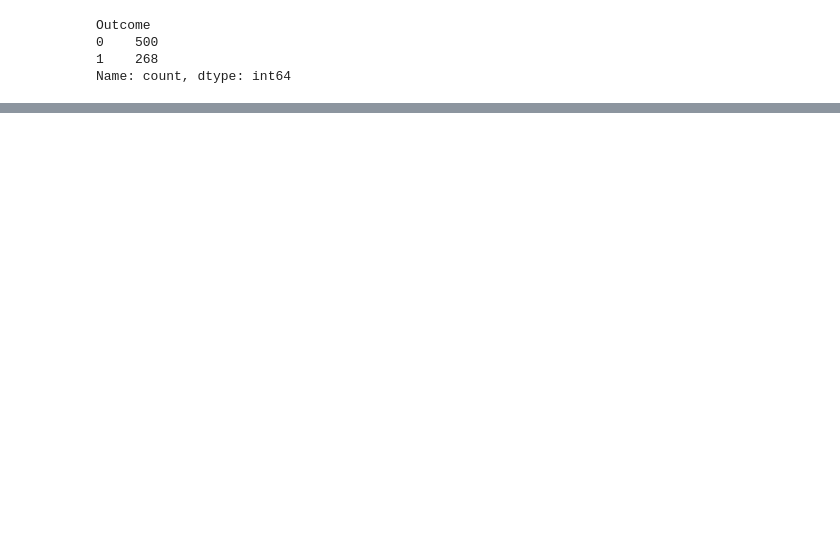
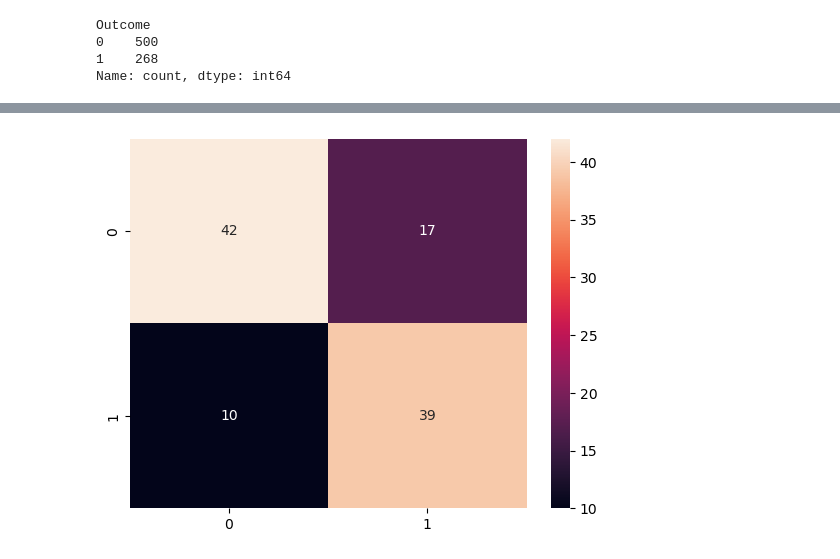
Before and after one commit to abduraaahim/diabetes-diagnosis, a Jupyter notebook: index.ipynb, the cells around one changed output, grey strips where cells are left out. Saved outputs shown, nothing was run; the diff lists cells and outputs as text; code cells hidden in the pictures; blank space fills up the shorter version.

```diff
--- a/index.ipynb
+++ b/index.ipynb
@@ -187,0 +110,7 @@ weighted avg       0.75      0.76      0.75       768
+# %%
+diabet = df[df['Outcome']==1]
+healthy = df[df['Outcome']==0]
+balanced_df = pd.concat([healthy.sample(diabet.shape[0]), diabet])
+X_new = balanced_df.drop(['Outcome', 'SkinThickness', 'BloodPressure'], axis=1)
+X_new = standart_scaler.fit_transform(X_new)
+y_new = balanced_df['Outcome']
@@ -187,0 +124,2 @@ weighted avg       0.75      0.76      0.75       768
+# %%
+X_train, X_test, y_train, y_test = train_test_split(X_new, y_new, test_size=0.2, random_state=42)
@@ -187,0 +133,4 @@ weighted avg       0.75      0.76      0.75       768
+# %%
+knn = KNeighborsClassifier(n_neighbors=grid.best_params_['n_neighbors'])
+knn.fit(X_train, y_train)
+y_predict = knn.predict(X_test)
@@ -187,0 +148,5 @@ weighted avg       0.75      0.76      0.75       768
+# %%
+sns.heatmap(confusion_matrix(y_test, y_predict), annot=True)
+plt.show()
+# %% [output]
+[figure, added]
```
Also changed, not shown: parts of 33 cells of this notebook.
